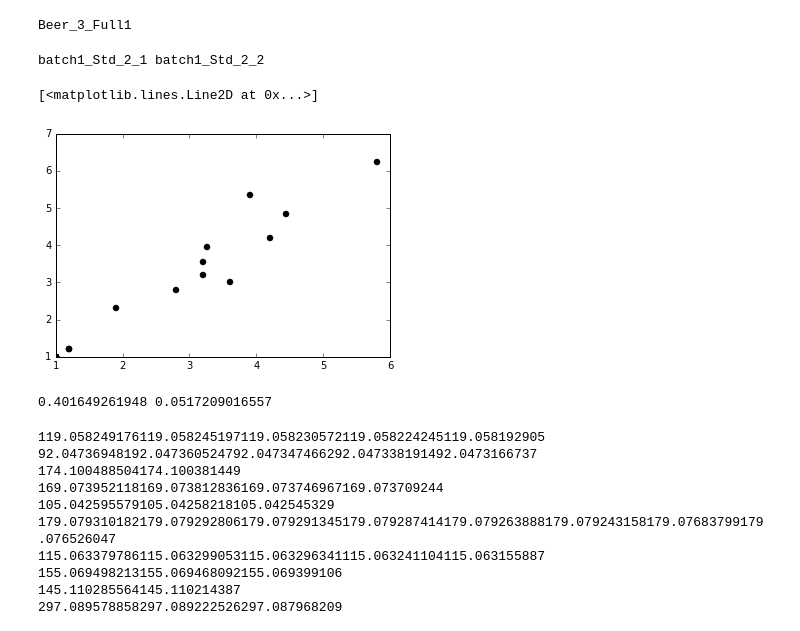
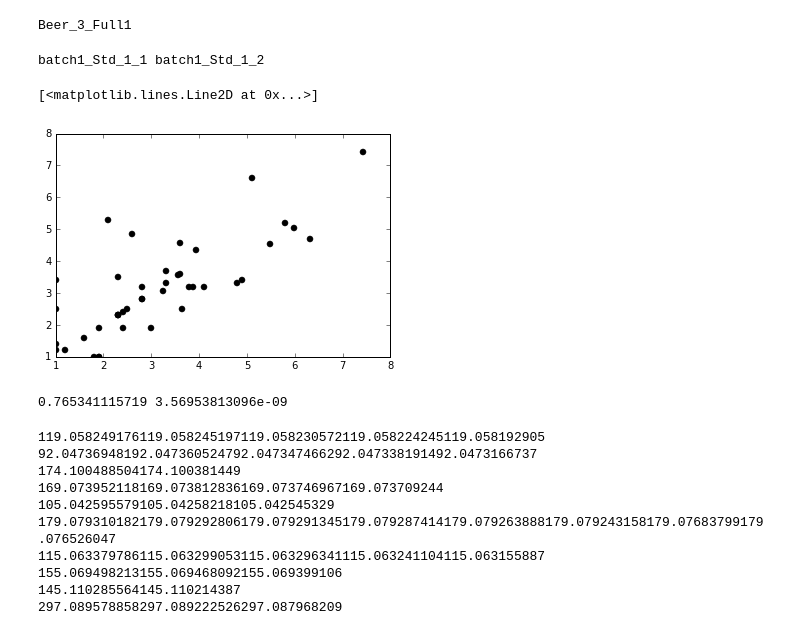
Before and after one commit to sdrogers/ms1fun, a Jupyter notebook: notebooks/VotingScheme.ipynb, the cells around one changed output. Cells and saved outputs as stored; diff of their text form; code cells hidden in the pictures.

```diff
--- a/notebooks/VotingScheme.ipynb
+++ b/notebooks/VotingScheme.ipynb
@@ -442,13 +442,13 @@ print filename
 # %% [output]
 Beer_3_Full1
 # %%
-file1 = files[4][1]
-file2 = files[5][1]
+file1 = files[2][1]
+file2 = files[3][1]
 compare1 = all_hits[file1]
 compare2 = all_hits[file2]
 print file1,file2
 # %% [output]
-batch1_Std_2_1 batch1_Std_2_2
+batch1_Std_1_1 batch1_Std_1_2
 # %%
 votes1 = []
 votes2 = []
@@ -461,43 +461,56 @@ with open('{}_{}_std_comparison.txt'.format(file1,file2),'w') as f:
             votes1.append(group1.vote)
             votes2.append(group2.vote)
 
             line = "{}\n".format(mol)
             f.write(line)
             line = "{} Vote: {}, {} Vote: {}\n".format(file1,group1.vote,file2,group2.vote)
             f.write(line)
 
             line = "{}\n".format(file1)
             f.write(line)
 
-            head_line = '\tPeak m/z,Peak rt,Peak intensity,transformation (transformed mass,vote)\n'
+            head_line = '\tPeak m/z,Peak rt,Peak intensity,transformation (transformed mass,vote,relative intensity)\n'
             f.write(head_line)
+
+            # find most intense peak
+            maxi = 0.0
+            for (peak,_,_) in group1.members:
+                if peak.intensity > maxi:
+                    maxi = peak.intensity
+
             for (peak,transformation,transmass) in sorted(group1.members,key = lambda x: x[0].intensity,reverse=True):
-                line = "\t{:.4f},{:.4f},{:.2e},{} ({:.4f},{})\n".format(peak.mass,peak.rt,peak.intensity,transformation,transmass,transformation.vote)
+                line = "\t{:.4f},{:.4f},{:.2e},{} ({:.4f},{},{:.4f})\n".format(peak.mass,peak.rt,peak.intensity,transformation,transmass,transformation.vote,peak.intensity/maxi)
                 f.write(line)
             f.write('\n')
 
             line = "{}\n".format(file2)
             f.write(line)
 
-            head_line = '\tPeak m/z,Peak rt,Peak intensity,transformation (transformed mass,vote)\n'
+            head_line = '\tPeak m/z,Peak rt,Peak intensity,transformation (transformed mass,vote,relative intensity)\n'
             f.write(head_line)
+
+            maxi = 0.0
+            for (peak,_,_) in group2.members:
+                if peak.intensity > maxi:
+                    maxi = peak.intensity
+
             for (peak,transformation,transmass) in sorted(group2.members,key = lambda x: x[0].intensity,reverse=True):
-                line = "\t{:.4f},{:.4f},{:.2e},{} ({:.4f},{})\n".format(peak.mass,peak.rt,peak.intensity,transformation,transmass,transformation.vote)
+                line = "\t{:.4f},{:.4f},{:.2e},{} ({:.4f},{},{:.4f})\n".format(peak.mass,peak.rt,peak.intensity,transformation,transmass,transformation.vote,peak.intensity/maxi)
                 f.write(line)
             f.write('\n')
 
             f.write('\n\n\n')
 
 
 plt.plot(votes1,votes2,'ko')
 # %% [output]
 [<matplotlib.lines.Line2D at 0x...>]
-[figure, old version]
+[figure, new version]
 # %%
-r,p = pearsonr(beervotes,urinevotes)
+r,p = pearsonr(votes1,votes2)
 print r,p
 # %% [output]
-0.401649261948 0.0517209016557
+0.765341115719 3.56953813096e-09
 # %%
 # %% [output]
 119.058249176119.058245197119.058230572119.058224245119.058192905
```
Also changed, not shown: 4 other files.
